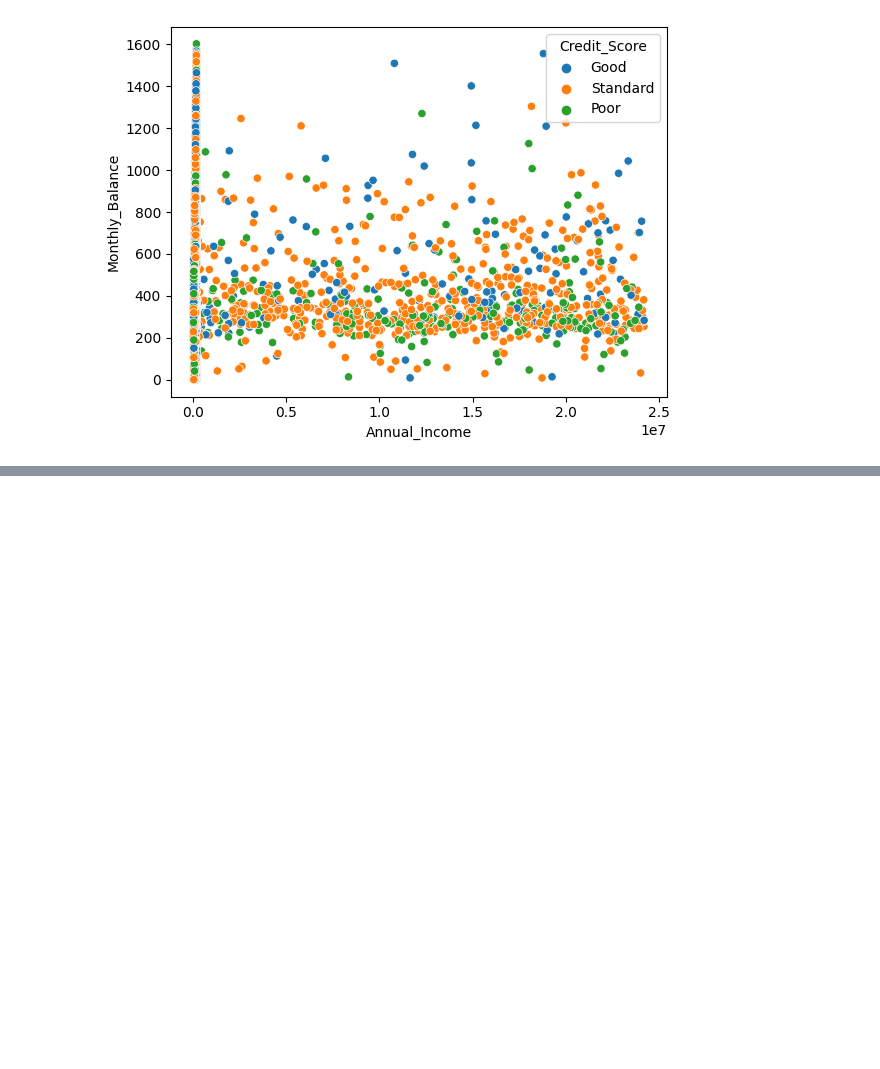
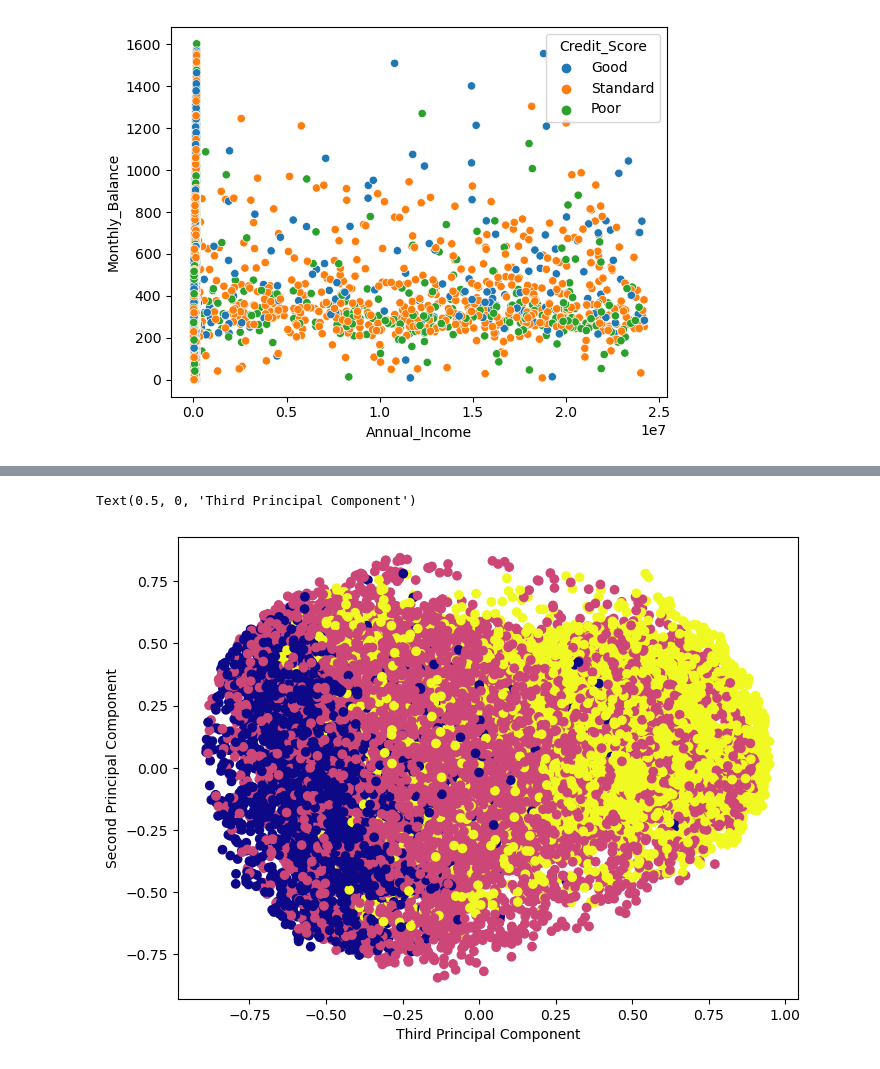
Before and after one commit to tanvimathur11/DDA, a Jupyter notebook: DDA_cleaning-Rough.ipynb, the cells around one changed output, grey strips where cells are left out. Saved outputs shown, nothing was run; the diff lists cells and outputs as text; code cells hidden in the pictures; blank space fills up the shorter version.

Commit message:
PCA implementation and visualization

```diff
--- a/DDA_cleaning-Rough.ipynb
+++ b/DDA_cleaning-Rough.ipynb
@@ -1336,0 +1372,6 @@ sns.scatterplot (data = final_dataset_encoded_2 , x="Annual_Income", y = "Monthl
+# %%
+final_dataset_encoded_2["Credit_Score"] = encoder_CS.fit_transform(final_dataset_encoded_2[['Credit_Score']])
+# %%
+final_dataset_encoded_2["Credit_Score"] = final_dataset_encoded_2['Credit_Score'].astype(int)
+# %%
+final_dataset_ML = final_dataset_encoded_2.drop(["Payment_Behaviour", "ID", "Customer_ID"], axis=1)
@@ -1336,0 +1398,31 @@ sns.scatterplot (data = final_dataset_encoded_2 , x="Annual_Income", y = "Monthl
+# %%
+from sklearn.preprocessing import StandardScaler
+from sklearn.decomposition import PCA
+from sklearn.preprocessing import normalize
+
+
+scaler = StandardScaler()
+
+#fitting
+cred_scaled = scaler.fit_transform(final_dataset_ML)
+
+#Normalizing our data with mean 0 and standard deviation, so it follows a normal distribution
+cred_normalized = normalize(scaled_dataset)
+
+#Dimentioonality reduction
+pca = PCA(n_components=3)
+cred_principal = pca.fit_transform(cred_normalized)
+x_pca = pca.fit_transform(cred_normalized)
+# %%
+# giving a larger plot
+plt.figure(figsize =(8, 6))
+
+plt.scatter(x_pca[:,0],x_pca[:, 1], c=final_dataset_ML['Credit_Score'], cmap='plasma')
+
+
+plt.xlabel('First Principal Component')
+plt.ylabel('Second Principal Component')
+plt.xlabel('Third Principal Component')
+# %% [output]
+Text(0.5, 0, 'Third Principal Component')
+[figure, added]
```
Also changed, not shown: parts of 19 cells of this notebook, 6 other files.
